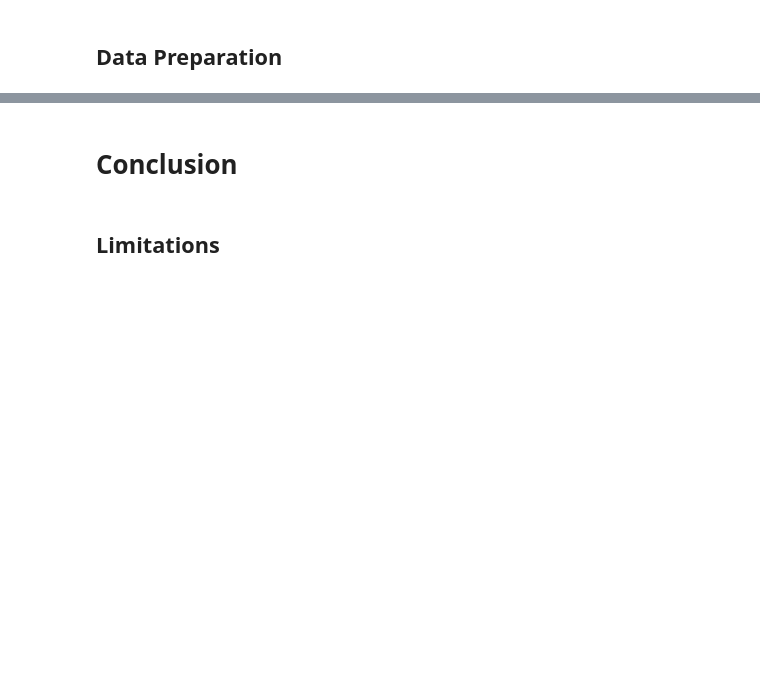
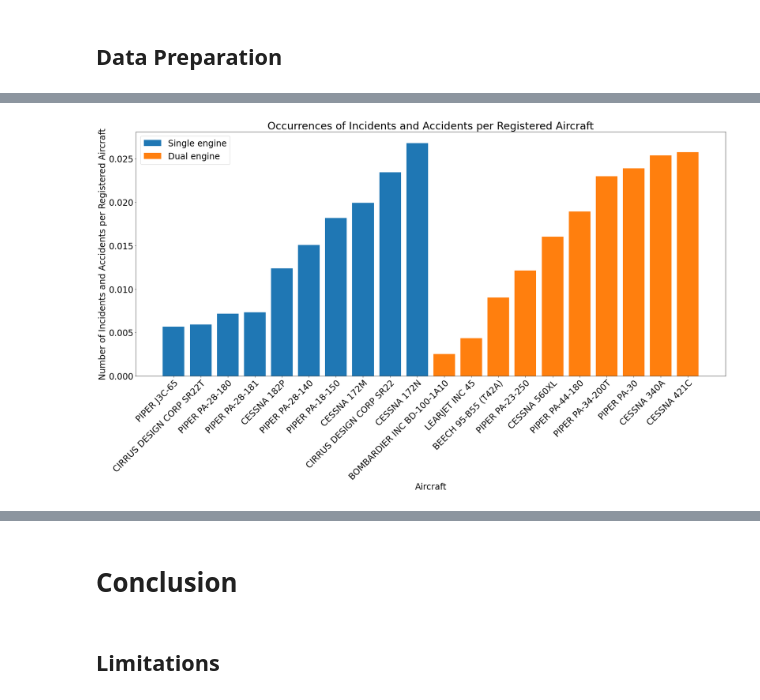
Before and after one commit to MattLeRoi/Aircraft_Safety, a Jupyter notebook: Aircraft safety.ipynb, the cells around one changed output, grey strips where cells are left out. Saved outputs shown, nothing was run; the diff lists cells and outputs as text; code cells hidden in the pictures; blank space fills up the shorter version.

```diff
--- a/Aircraft safety.ipynb
+++ b/Aircraft safety.ipynb
@@ -8,0 +251,22 @@
+# %%
+single_eng_top_ten.sort_values('occurrences.per.plane', inplace=True)
+x = single_eng_top_ten['make.model']
+y = single_eng_top_ten['occurrences.per.plane']
+dual_eng_top_ten.sort_values('occurrences.per.plane', inplace=True)
+x2 = dual_eng_top_ten['make.model']
+y2 = dual_eng_top_ten['occurrences.per.plane']
+
+
+plt.figure(figsize=(25, 15))
+plt.bar(x, y, label='Single engine')
+plt.bar(x2, y2, label='Dual engine')
+plt.xlabel("Aircraft")
+plt.ylabel("Number of Incidents and Accidents per Registered Aircraft")
+plt.title("Occurrences of Incidents and Accidents per Registered Aircraft")
+plt.xticks(rotation=45, ha="right", wrap=True)
+plt.tight_layout()
+plt.rcParams['font.size'] = 24
+plt.legend()
+plt.show()
+# %% [output]
+[figure, added]
```
Also changed, not shown: parts of 28 cells of this notebook, 4 other files.
